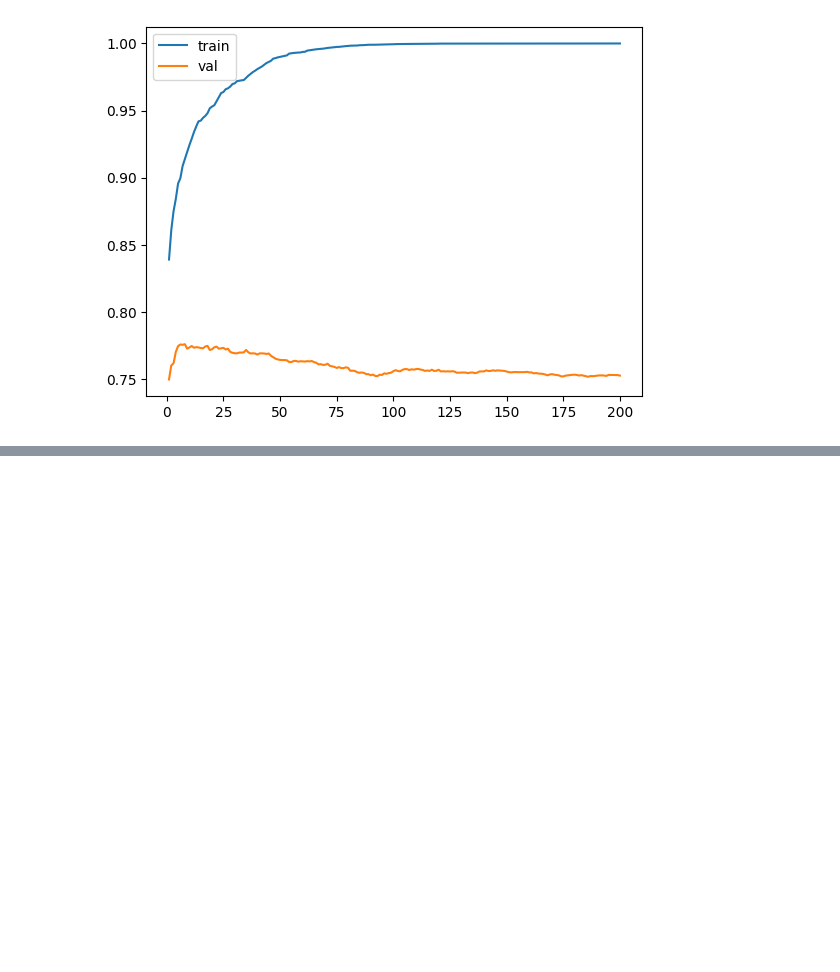
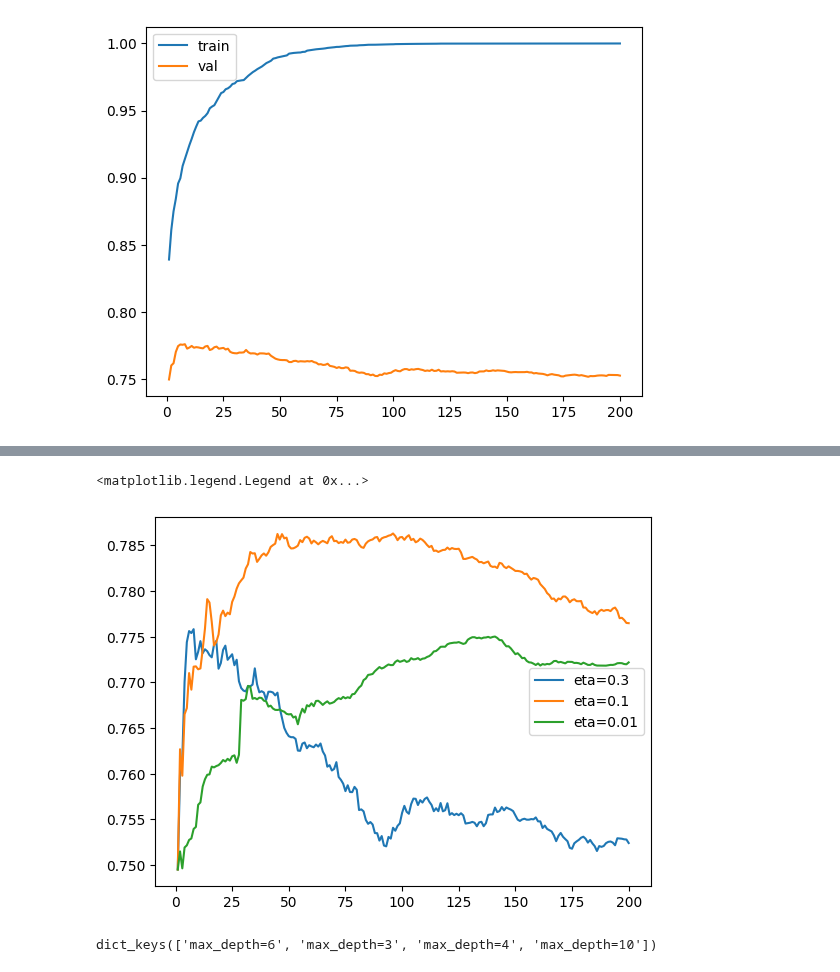
Before and after one commit to moeinforoughi/MLcourse, a Jupyter notebook: 06-credit-scoring-project/credit-scoring-project.ipynb, the cells around one changed output, grey strips where cells are left out. Cells and saved outputs as stored; diff of their text form; code cells hidden in the pictures; blank space fills up the shorter version.

```diff
--- a/06-credit-scoring-project/credit-scoring-project.ipynb
+++ b/06-credit-scoring-project/credit-scoring-project.ipynb
@@ -794,0 +841,9 @@ plt.legend()
+# %%
+etas = ['eta=0.3', 'eta=0.1', 'eta=0.01']
+for eta in etas:
+    df_results = scores[eta]
+    plt.plot(df_results.iter, df_results.val_auc, label=eta)
+plt.legend()
+# %% [output]
+<matplotlib.legend.Legend at 0x...>
+[figure, added]
@@ -794,0 +891,4 @@ plt.legend()
+# %%
+scores.keys()
+# %% [output]
+dict_keys(['max_depth=6', 'max_depth=3', 'max_depth=4', 'max_depth=10'])
```
Also changed, not shown: parts of 30 cells of this notebook, 1 other file.
